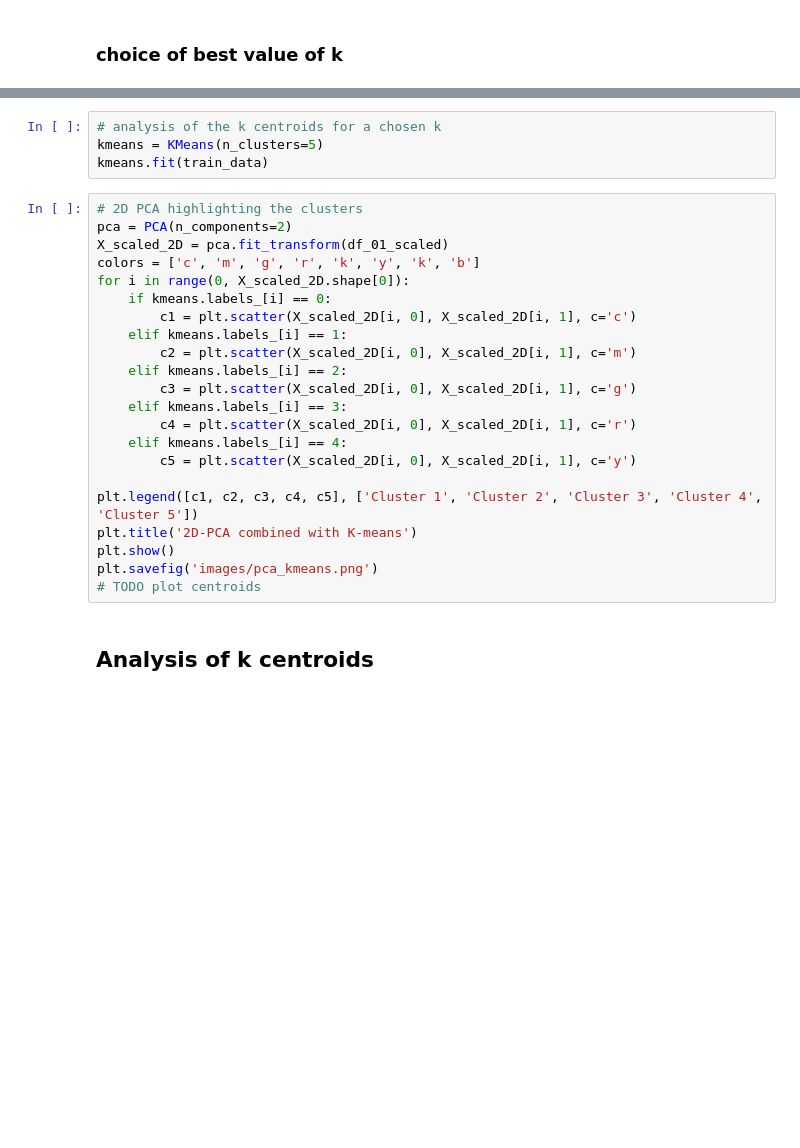
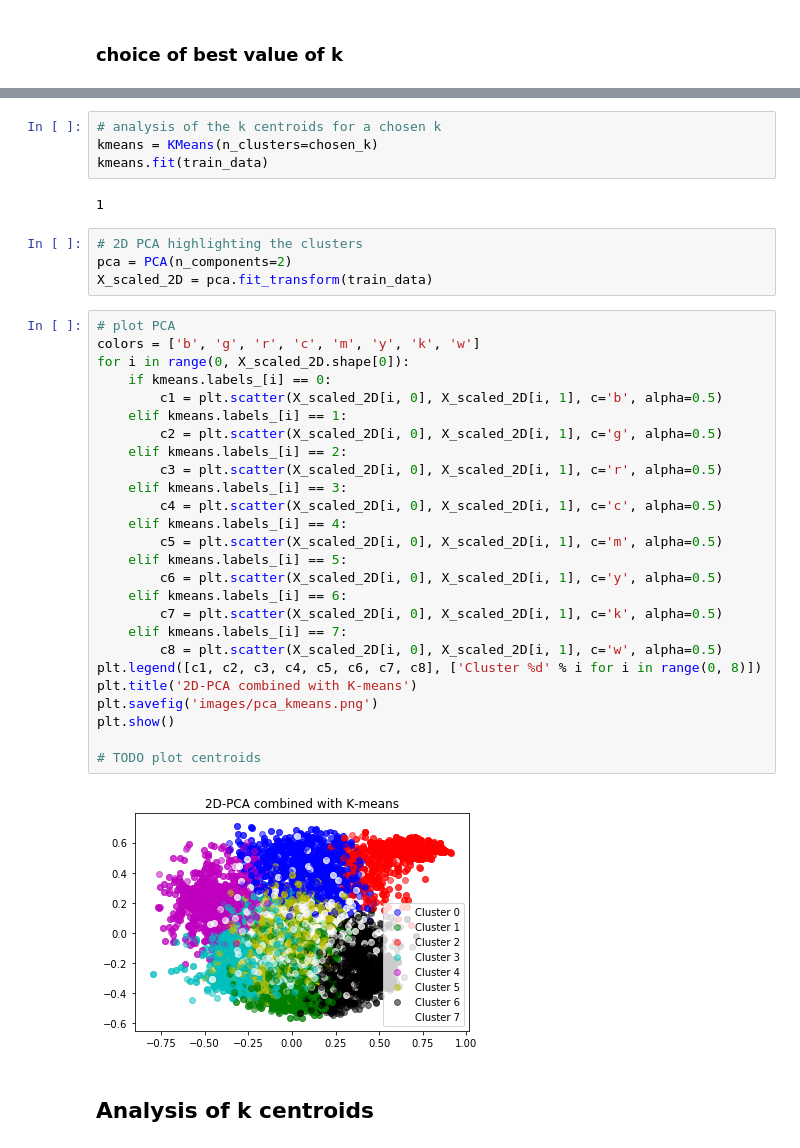
Before and after one commit to noobcode/Data-Mining, a Jupyter notebook: cluster_analysis.ipynb, the cells around one changed output, grey strips where cells are left out. Saved outputs shown, nothing was run; the diff lists cells and outputs as text; blank space fills up the shorter version.

```diff
--- a/cluster_analysis.ipynb
+++ b/cluster_analysis.ipynb
@@ -60,29 +84,41 @@ plt.savefig('images/sse_silhouette_vs_k')
 # %%
 # analysis of the k centroids for a chosen k
-kmeans = KMeans(n_clusters=5)
+kmeans = KMeans(n_clusters=chosen_k)
 kmeans.fit(train_data)
+# %% [output]
+1
+# %%
+# 2D PCA highlighting the clusters
+pca = PCA(n_components=2)
+X_scaled_2D = pca.fit_transform(train_data)
 # %%
-# 2D PCA highlighting the clusters
-pca = PCA(n_components=2)
-X_scaled_2D = pca.fit_transform(df_01_scaled)
-colors = ['c', 'm', 'g', 'r', 'k', 'y', 'k', 'b']
+# plot PCA
+colors = ['b', 'g', 'r', 'c', 'm', 'y', 'k', 'w']
 for i in range(0, X_scaled_2D.shape[0]):
     if kmeans.labels_[i] == 0:
-        c1 = plt.scatter(X_scaled_2D[i, 0], X_scaled_2D[i, 1], c='c')
+        c1 = plt.scatter(X_scaled_2D[i, 0], X_scaled_2D[i, 1], c='b', alpha=0.5)
     elif kmeans.labels_[i] == 1:
-        c2 = plt.scatter(X_scaled_2D[i, 0], X_scaled_2D[i, 1], c='m')
+        c2 = plt.scatter(X_scaled_2D[i, 0], X_scaled_2D[i, 1], c='g', alpha=0.5)
     elif kmeans.labels_[i] == 2:
-        c3 = plt.scatter(X_scaled_2D[i, 0], X_scaled_2D[i, 1], c='g')
+        c3 = plt.scatter(X_scaled_2D[i, 0], X_scaled_2D[i, 1], c='r', alpha=0.5)
     elif kmeans.labels_[i] == 3:
-        c4 = plt.scatter(X_scaled_2D[i, 0], X_scaled_2D[i, 1], c='r')
+        c4 = plt.scatter(X_scaled_2D[i, 0], X_scaled_2D[i, 1], c='c', alpha=0.5)
     elif kmeans.labels_[i] == 4:
-        c5 = plt.scatter(X_scaled_2D[i, 0], X_scaled_2D[i, 1], c='y')
+        c5 = plt.scatter(X_scaled_2D[i, 0], X_scaled_2D[i, 1], c='m', alpha=0.5)
+    elif kmeans.labels_[i] == 5:
+        c6 = plt.scatter(X_scaled_2D[i, 0], X_scaled_2D[i, 1], c='y', alpha=0.5)
+    elif kmeans.labels_[i] == 6:
+        c7 = plt.scatter(X_scaled_2D[i, 0], X_scaled_2D[i, 1], c='k', alpha=0.5)
+    elif kmeans.labels_[i] == 7:
+        c8 = plt.scatter(X_scaled_2D[i, 0], X_scaled_2D[i, 1], c='w', alpha=0.5)
+plt.legend([c1, c2, c3, c4, c5, c6, c7, c8], ['Cluster %d' % i for i in range(0, 8)])
+plt.title('2D-PCA combined with K-means')
+plt.savefig('images/pca_kmeans.png')
+plt.show()
 
-plt.legend([c1, c2, c3, c4, c5], ['Cluster 1', 'Cluster 2', 'Cluster 3', 'Cluster 4', 'Cluster 5'])
-plt.title('2D-PCA combined with K-means')
-plt.show()
-plt.savefig('images/pca_kmeans.png')
 # TODO plot centroids
+# %% [output]
+[figure, added]
 # %% [markdown]
 ## Analysis of k centroids
 # %%
```
Also changed, not shown: parts of 8 cells of this notebook, 6 other files.
